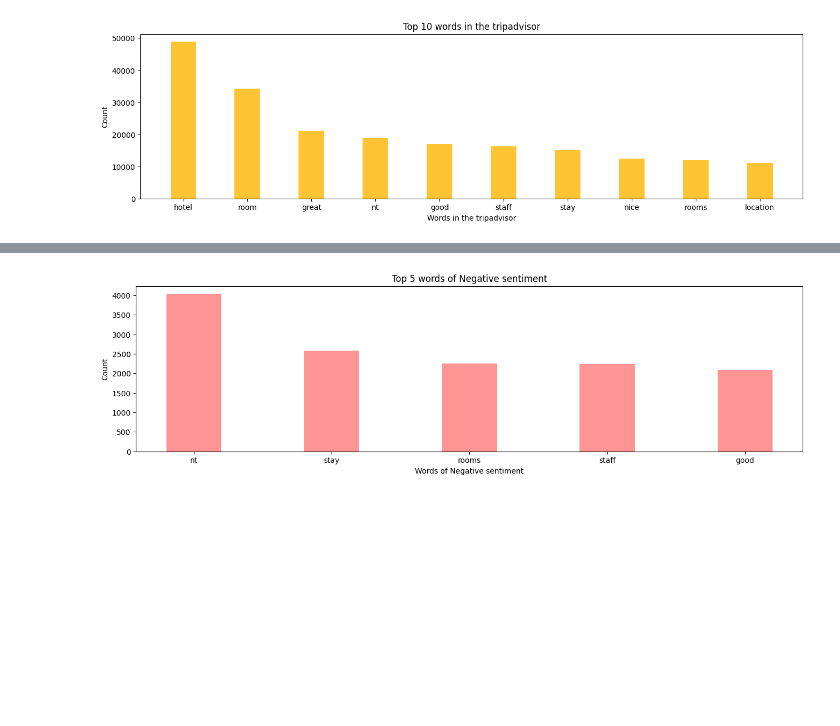
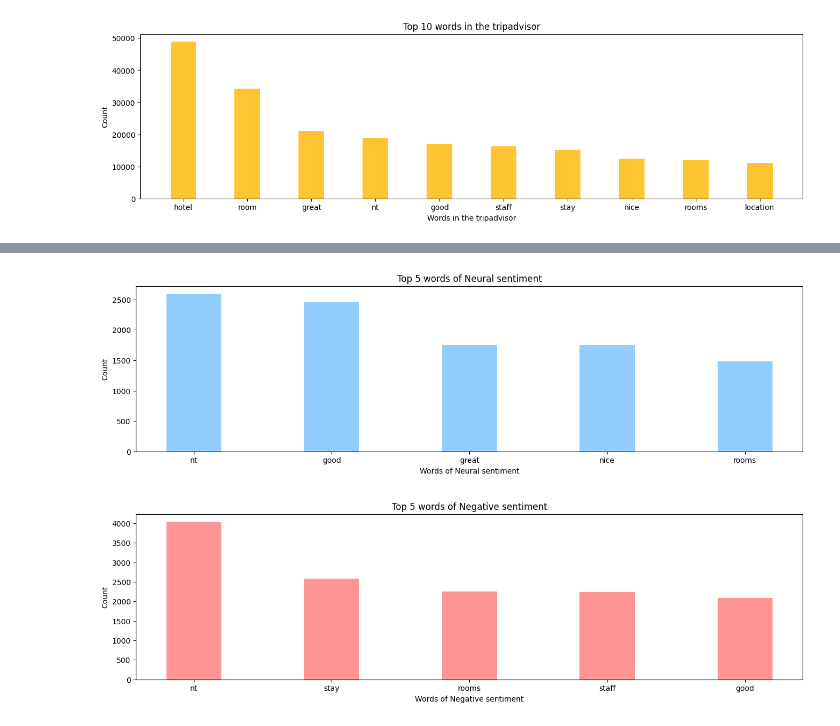
Before and after one commit to Tonry12/data_science_bootcamp_8_tonnaw, a Jupyter notebook: Project1_66_Bigdata.ipynb, the cells around one changed output, grey strips where cells are left out. Cells and saved outputs as stored; diff of their text form; code cells hidden in the pictures; blank space fills up the shorter version.

```diff
--- a/Project1_66_Bigdata.ipynb
+++ b/Project1_66_Bigdata.ipynb
@@ -254,3 +254,25 @@ plt.show()
+# %%
+#Histogram Neural Sentiment
+freq = {}
+for i in neu['tokens']:
+    for j in i:
+        if j not in freq:
+            freq[j] = 1
+        else:
+            freq[j] += 1
+list(freq.items())[:25]
+freq_df=pd.DataFrame(sorted(freq.items(),key=lambda x:x[1],reverse=True))
+f1=freq_df[0][2:7]
+f2=freq_df[1][2:7]
+plt.figure(1,figsize=(16,4))
+plt.bar(f1,f2,color ='#93CCFF',width = 0.4)
+plt.xlabel("Words of Neural sentiment")
+plt.ylabel("Count")
+plt.title("Top 5 words of Neural sentiment")
+plt.savefig("wordfrequency.png")
+plt.show()
+# %% [output]
+[figure, added]
 # %%
 #histogram Negative  sentiment
 freq = {}
```
Also changed, not shown: parts of 1 cell of this notebook.
